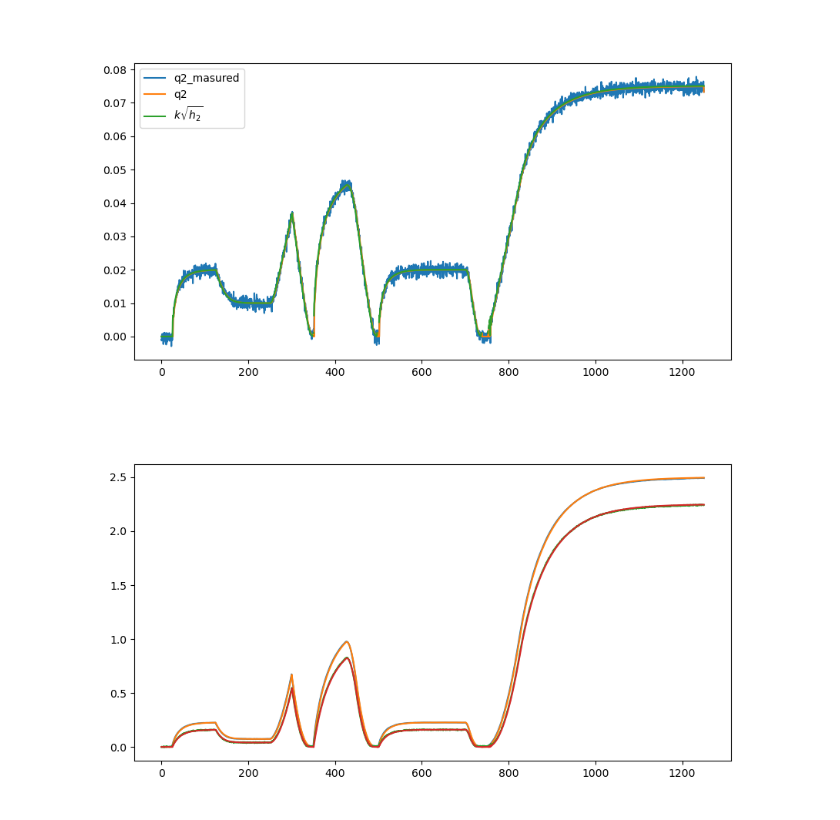
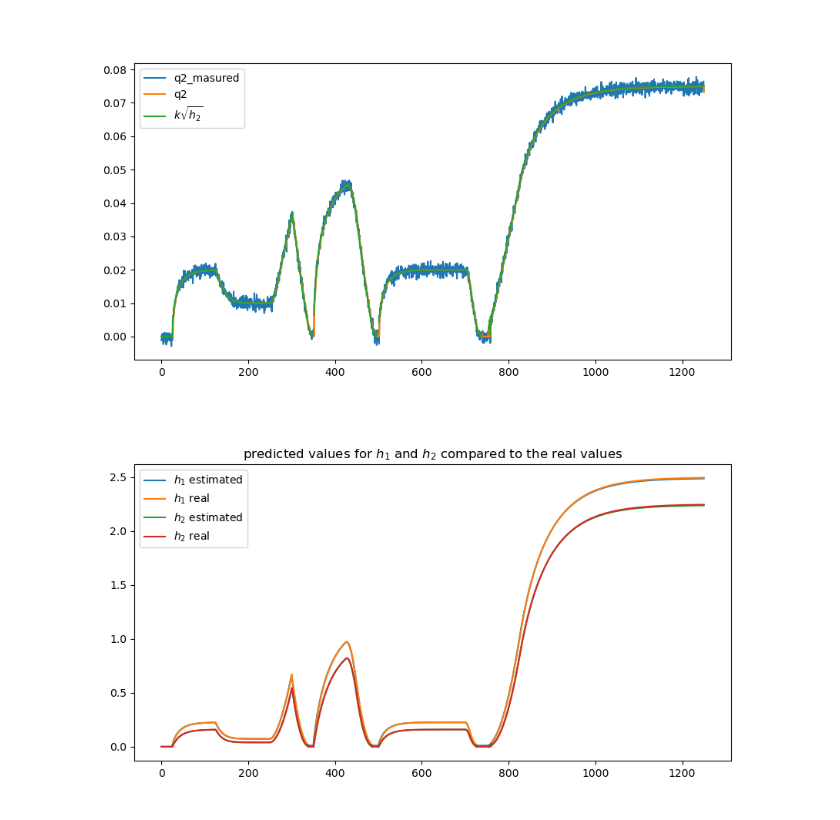
Before and after one commit to RedOrbweaver/Kalex, a Jupyter notebook: k.ipynb, the cells around one changed output. Cells and saved outputs as stored; diff of their text form; code cells hidden in the pictures.

Commit message:
plots, vastly improved the results

```diff
--- a/k.ipynb
+++ b/k.ipynb
@@ -194,6 +194,10 @@ class KalmanOutput:
     h2 = []
     q1 = []
     q2 = []
+    Ks = []
+    Ps = []
+    Ss = []
+    ys = []
     predictions = []
 
 def KalmanStepEx1(q1, q2, V, P, R, H, Q, a, k, S1, S2):
@@ -211,50 +215,112 @@ def KalmanStepEx1(q1, q2, V, P, R, H, Q, a, k, S1, S2):
     K = P @ H.T @ pinv(S)
     x = pred + (K @ y)
     P = P - K @ H @ P
-    return x, P, pred
+    return x, P, pred, K, S, y
 def KalmanEx1(inputs, readings, V, P, R, H, Qfv:npt.ArrayLike|types.FunctionType, k, a, S1, S2)->KalmanOutput:
     output = KalmanOutput()
     i = 0
     while readings[i] == 0:
+
+        # prepend the outputs to ensure correct array length
         output.q1.append(0)
         output.q2.append(0)
         output.h1.append(0)
-        output.h1.append(0)
-        output.p1.append(np.array([[0],[0],[0]]))
+        output.h2.append(0)
         i += 1
+    first_index = i
     while i < len(readings):
         q1 = inputs[i]
         q2 = readings[i]
         Q = Qfv(V, P) if type(Qfv) == types.FunctionType else Qfv
-        V, P, pred = KalmanStepEx1(q1, q2, V, P, R, H, Q, a, k, S1, S2)
+        V, P, pred, K, S, y = KalmanStepEx1(q1, q2, V, P, R, H, Q, a, k, S1, S2)
 
         output.q1.append(q1)
         output.h1.append(V[0, 0])
         output.h2.append(V[1, 0])
         output.q2.append(V[2, 0])
+
+        output.Ks.append(K)
+        output.Ss.append(S)
+        output.ys.append(y)
+        output.Ps.append(P)
         output.predictions.append(pred)
 
         i += 1
+
+    # prepend the outputs to ensure correct array length
+    output.predictions = [output.predictions[0] for _ in range (first_index)] + output.predictions
+    output.Ks = [output.Ks[0] for _ in range(first_index)] + output.Ks
+    output.Ss = [output.Ss[0] for _ in range(first_index)] + output.Ss
+    output.ys = [output.ys[0] for _ in range(first_index)] + output.ys
+    output.Ps = [output.Ps[0] for _ in range(first_index)] + output.Ps
     return output
 
 step = data.t[1]-data.t[0]
 V = np.array([[0],
              [0],
              [0]])
 P = np.diag([1, 1, 1])
-R = np.array([[0.01]])
+R = np.array([[10]])
 H = np.array([[0, 0, 1]])
-Q = lambda V, P: Q_discrete_white_noise(dim=3, dt=step, var=3)
+Q = lambda V, P: Q_discrete_white_noise(dim=3, dt=step, var=0.01)
 
 results = KalmanEx1(data.q1, data.q2_measured, V, P, R, H, Q, data.k, data.a, data.S1, data.S2)
 
 fig = plt.figure()
+plt.title("predicted values for $h_1$ and $h_2$ compared to the real values")
 
-plt.plot(data.t, results.h1, label="h1 estimate")
-plt.plot(data.t, data.h1, label="h1 real")
-plt.plot(data.t, results.h2, label="h2 estimate")
-plt.plot(data.t, data.h2, label="h2 real")
+plt.plot(data.t, results.h1, label="$h_1$ estimated")
+plt.plot(data.t, data.h1, label="$h_1$ real")
+plt.plot(data.t, results.h2, label="$h_2$ estimated")
+plt.plot(data.t, data.h2, label="$h_2$ real")
 
+plt.legend()
 plt.show()
+
+fig = plt.figure()
+plt.title("$q_2$ estimate compared to the real value")
+
+plt.plot(data.t, results.q2, label="$q_2$ estimated")
+plt.plot(data.t, data.q2, label="$q_2$ real")
+
+plt.legend()
+plt.show()
+
+fig = plt.figure()
+plt.title("$q_2$ estimate compared to the raw sensor output")
+
+plt.plot(data.t, results.q2, label="$q_2$ estimated")
+plt.plot(data.t, data.q2_measured, label="$q_2$ measured", alpha=0.6)
+
+plt.legend()
+plt.show()
+
+def compareh(data, hbase, hpred, name):
+    fig = plt.figure()
+    plt.title(f"Quality of the {name} prediction")
+
+    dif = hbase-hpred
+    var = np.var(dif)
+    mean = np.mean(dif)
+    median = np.median(dif)
+    plt.plot(data.t, dif, label=f"{name} estimate error", color = "b", linestyle = "-")
+    plt.axhline(var, label=f"Error variance = {var:.2e}", color = "r", linestyle = "--")
+    plt.axhline(mean, label=f"Error mean = {mean:.2e}", color = "g", linestyle = "-.")
+    plt.axhline(median, label=f"Error median = {median:.2e}", color = "y", linestyle = ":")
+
+    plt.legend()
+    plt.show()
+compareh(data, data.h1, results.h1, "$h_1$")
+compareh(data, data.h2, results.h2, "$h_2$")
+
+fig = plt.figure()
+plt.title("Kalman gain over time")
+
+plt.plot(data.t, [k[0, 0] for k in results.Ks], label="$K_{00}$")
+plt.plot(data.t, [k[1, 0] for k in results.Ks], label="$K_{10}$")
+plt.plot(data.t, [k[2, 0] for k in results.Ks], label="$K_{20}$")
+
+plt.legend()
+plt.show()
 # %% [output]
-[figure, old version]
+[figure, new version]
```
Also changed, not shown: parts of 2 cells of this notebook.
